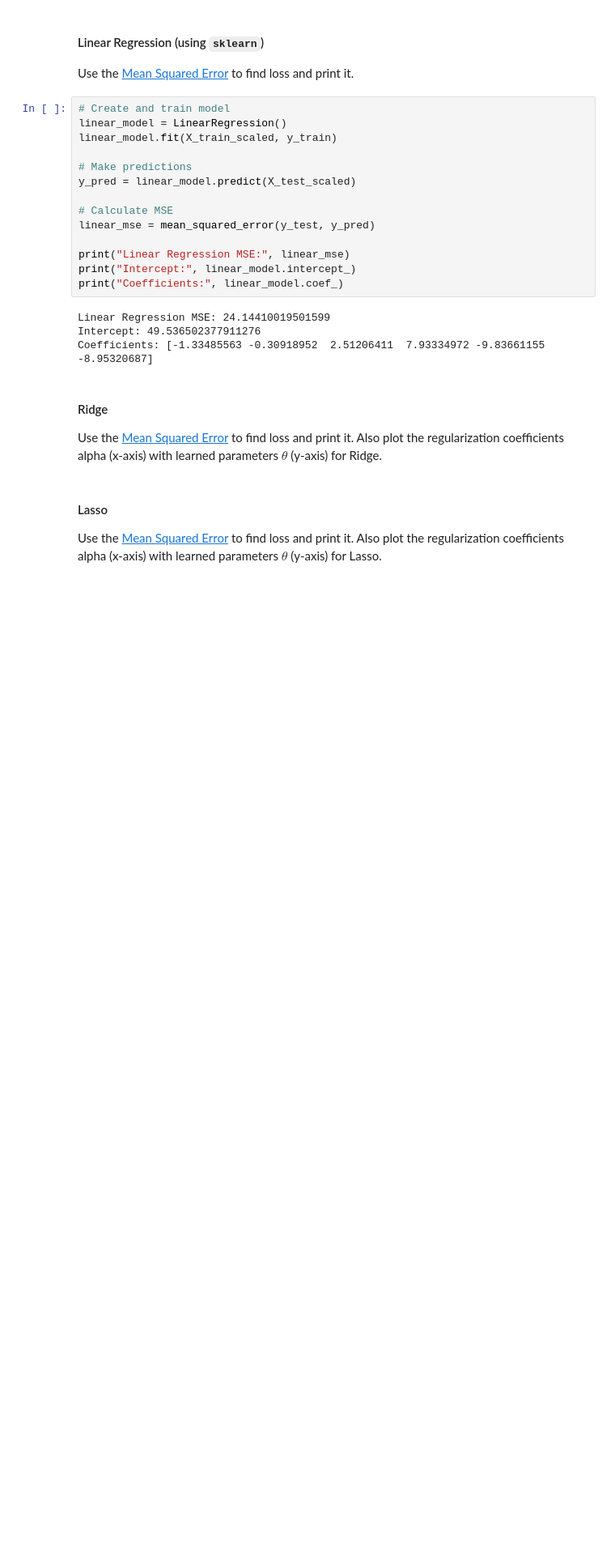
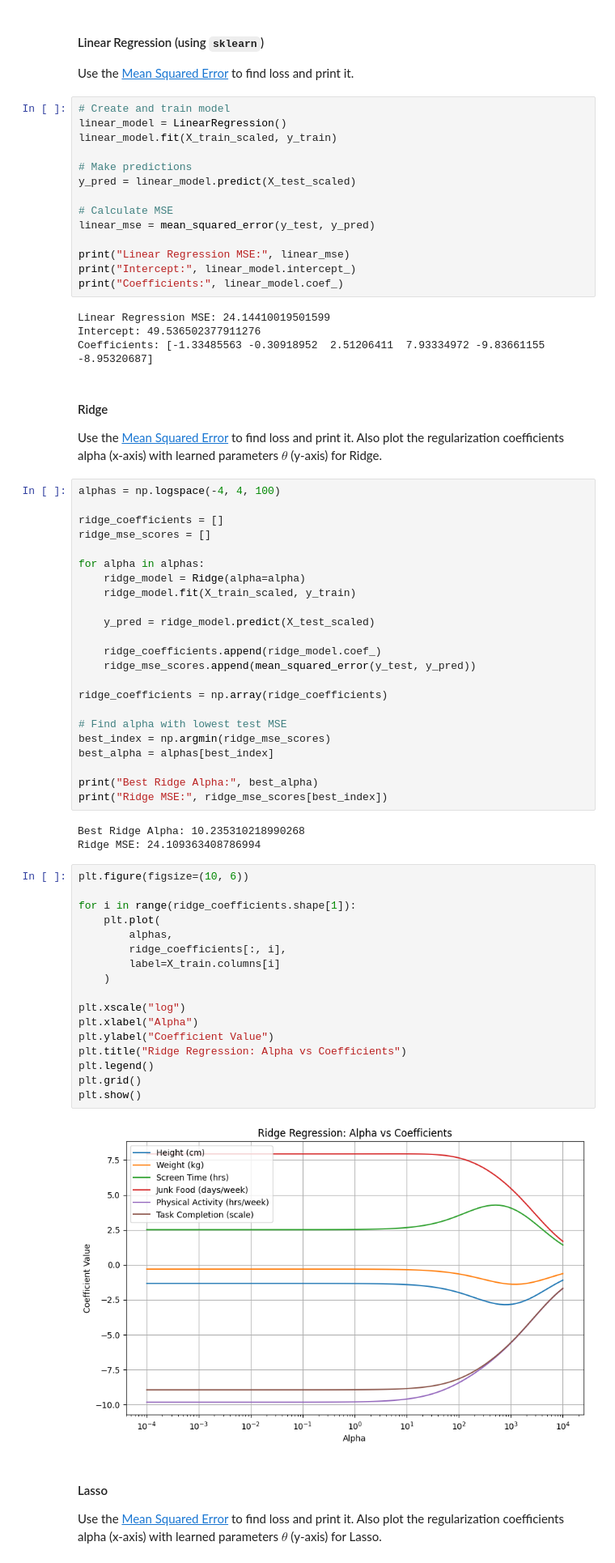
Before and after one commit to FurqanAlyy/AI-ML-NIAI, a Jupyter notebook: 5_Class_Challenge_Module4_DIY_Regression.ipynb, the cells around one changed output. Shown at 81% size. Saved outputs shown, nothing was run; the diff lists cells and outputs as text; blank space fills up the shorter version.

```diff
--- a/5_Class_Challenge_Module4_DIY_Regression.ipynb
+++ b/5_Class_Challenge_Module4_DIY_Regression.ipynb
@@ -712,6 +712,51 @@ Coefficients: [-1.33485563 -0.30918952  2.51206411  7.93334972 -9.83661155 -8.95
 #### Ridge
 
 Use the [Mean Squared Error](https://scikit-learn.org/stable/modules/generated/sklearn.metrics.mean_squared_error.html) to find loss and print it. Also plot the regularization coefficients alpha (x-axis) with learned parameters $\theta$  (y-axis) for Ridge.
+# %%
+alphas = np.logspace(-4, 4, 100)
+
+ridge_coefficients = []
+ridge_mse_scores = []
+
+for alpha in alphas:
+    ridge_model = Ridge(alpha=alpha)
+    ridge_model.fit(X_train_scaled, y_train)
+
+    y_pred = ridge_model.predict(X_test_scaled)
+
+    ridge_coefficients.append(ridge_model.coef_)
+    ridge_mse_scores.append(mean_squared_error(y_test, y_pred))
+
+ridge_coefficients = np.array(ridge_coefficients)
+
+# Find alpha with lowest test MSE
+best_index = np.argmin(ridge_mse_scores)
+best_alpha = alphas[best_index]
+
+print("Best Ridge Alpha:", best_alpha)
+print("Ridge MSE:", ridge_mse_scores[best_index])
+# %% [output]
+Best Ridge Alpha: 10.235310218990268
+Ridge MSE: 24.109363408786994
+# %%
+plt.figure(figsize=(10, 6))
+
+for i in range(ridge_coefficients.shape[1]):
+    plt.plot(
+        alphas,
+        ridge_coefficients[:, i],
+        label=X_train.columns[i]
+    )
+
+plt.xscale("log")
+plt.xlabel("Alpha")
+plt.ylabel("Coefficient Value")
+plt.title("Ridge Regression: Alpha vs Coefficients")
+plt.legend()
+plt.grid()
+plt.show()
+# %% [output]
+[figure, added]
 # %% [markdown]
 #### Lasso
 
```
Also changed, not shown: parts of 4 cells of this notebook.
